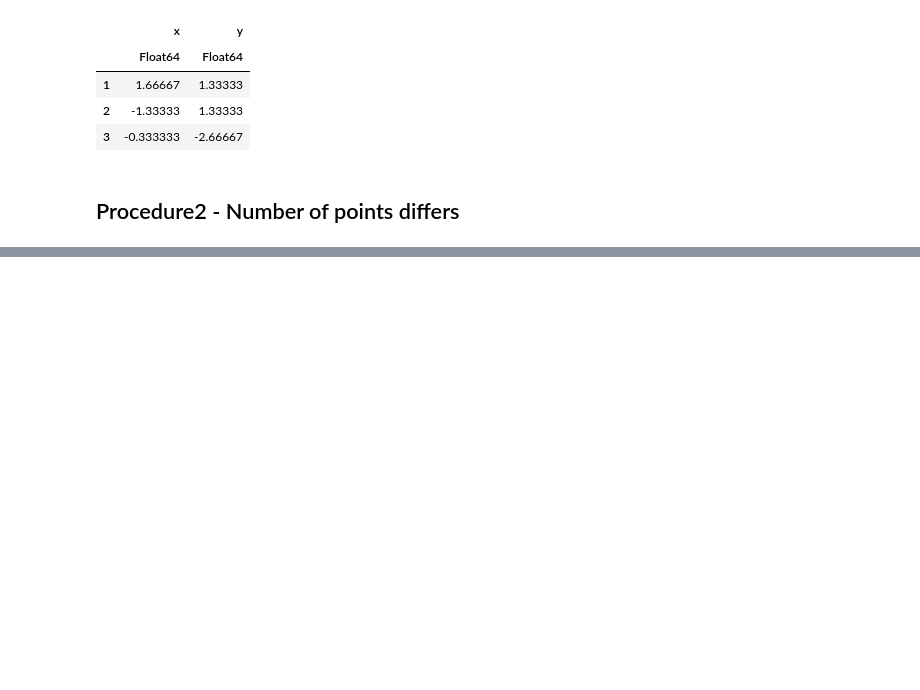
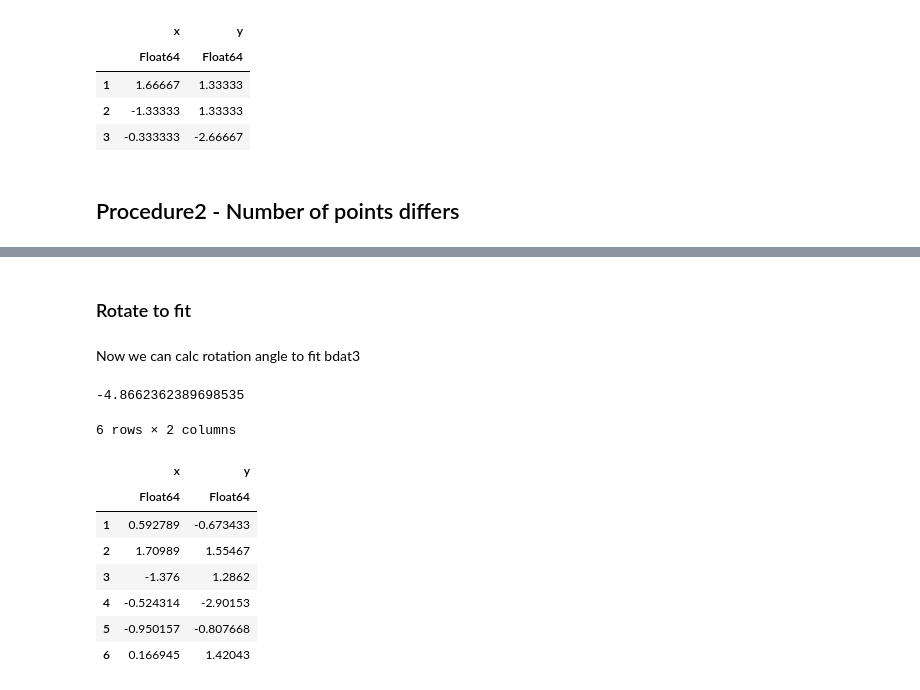
Before and after one commit to Yoshinobu-Ishizaki/shapefit2d, a Jupyter notebook: shapefit2d.ipynb, the cells around one changed output, grey strips where cells are left out. Drawn from its saved outputs; the diff is of its cells as text; code cells hidden in the pictures; blank space fills up the shorter version.

```diff
--- a/shapefit2d.ipynb
+++ b/shapefit2d.ipynb
@@ -174,0 +239,27 @@ org2
+# %%
+function nearestpoints(B,A)
+    if nrow(A) <= nrow(B)
+        C = similar(A)
+        for i in 1:nrow(A)
+            dd = Inf
+            ind = 0
+            Ax = A[i,1]
+            Ay = A[i,2]
+            for j in 1:nrow(B)
+                Bx = B[j,1]
+                By = B[j,2]
+                d1 = (Bx - Ax)^2 + (By - Ay)^2
+                if d1 < dd
+                    ind = j
+                    dd = d1
+                end
+            end
+            C[i,1] = B[ind,1]
+            C[i,2] = B[ind,2]
+        end
+        return(C)
+    else
+        println("rows of $A must be smaller than rows of $B")
+        return(missing)
+    end
+end
@@ -174,0 +268,2 @@ org2
+# %%
+bdat3b = nearestpoints(bdat3,org2)
@@ -174,0 +280,20 @@ org2
+# %% [markdown]
+### Rotate to fit
+# %% [markdown]
+Now we can calc rotation angle to fit bdat3
+# %%
+th = calcrot(bdat3b, org2)
+# %% [output]
+-4.8662362389698535
+# %%
+bdat3_rev = rotdf(bdat3, th)
+# %% [output]
+6 rows × 2 columns
+|  | x | y |
+|  | Float64 | Float64 |
+| 1 | 0.592789 | -0.673433 |
+| 2 | 1.70989 | 1.55467 |
+| 3 | -1.376 | 1.2862 |
+| 4 | -0.524314 | -2.90153 |
+| 5 | -0.950157 | -0.807668 |
+| 6 | 0.166945 | 1.42043 |
```
Also changed, not shown: parts of 18 cells of this notebook.
